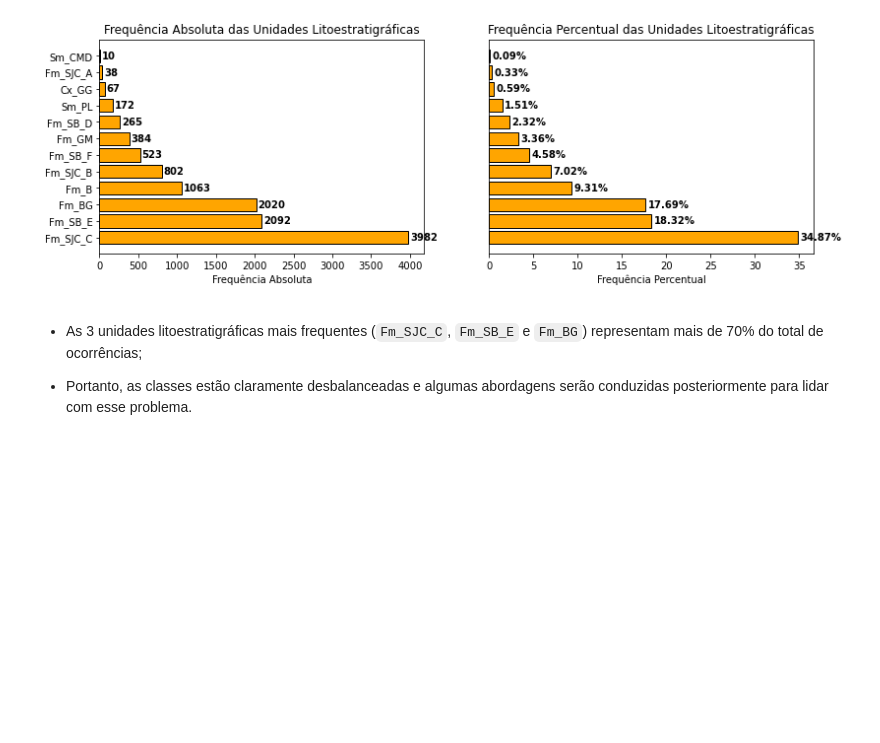
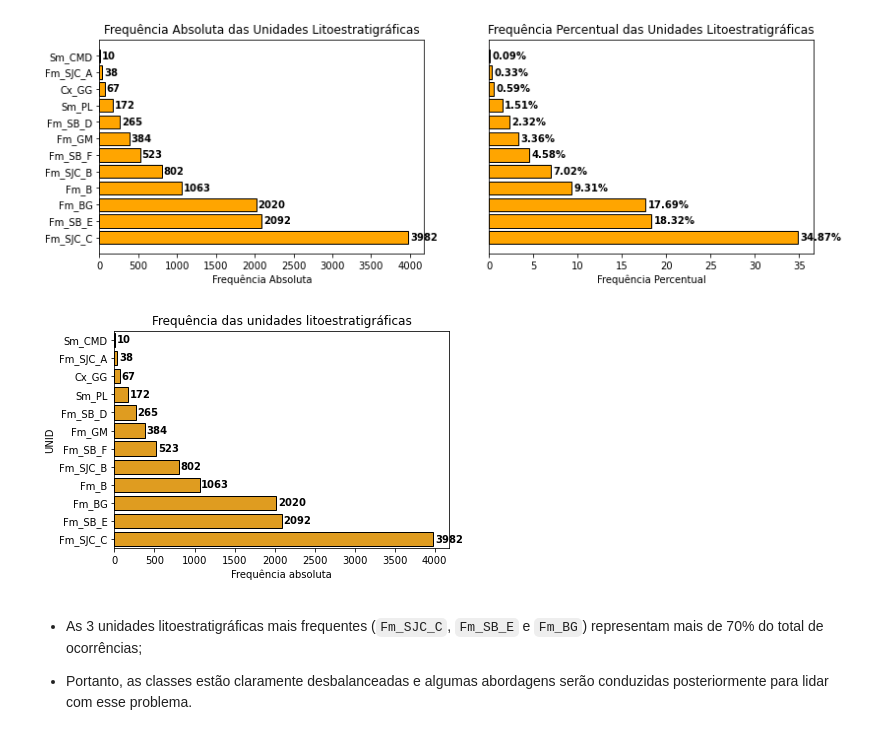
Before and after one commit to fnaghetini/Mapa-Preditivo, a Jupyter notebook: notebook.ipynb, the cells around one changed output. Cells and saved outputs as stored; diff of their text form; code cells hidden in the pictures; blank space fills up the shorter version.

Commit message:
Refactoring litho bar chart

```diff
--- a/notebook.ipynb
+++ b/notebook.ipynb
@@ -731,6 +731,19 @@ plt.setp(ax2,title="Frequência Percentual das Unidades Litoestratigráficas",
          xlabel="Frequência Percentual");
 # %% [output]
 [figure]
+# %%
+order = df.UNID.value_counts().sort_values().index
+values = df.UNID.value_counts().sort_values().values
+
+p = sns.countplot(y = 'UNID', data = df, color = col, edgecolor = ec, order = order)
+
+for i, v in enumerate(values):
+    p.text(v + 30, i, str(v), va='center', fontweight='bold')
+
+plt.title("Frequência das unidades litoestratigráficas")
+plt.xlabel("Frequência absoluta");
+# %% [output]
+[figure, added]
 # %% [markdown]
 - As 3 unidades litoestratigráficas mais frequentes (`Fm_SJC_C`, `Fm_SB_E` e `Fm_BG`) representam mais de 70% do total de ocorrências;
 
```
